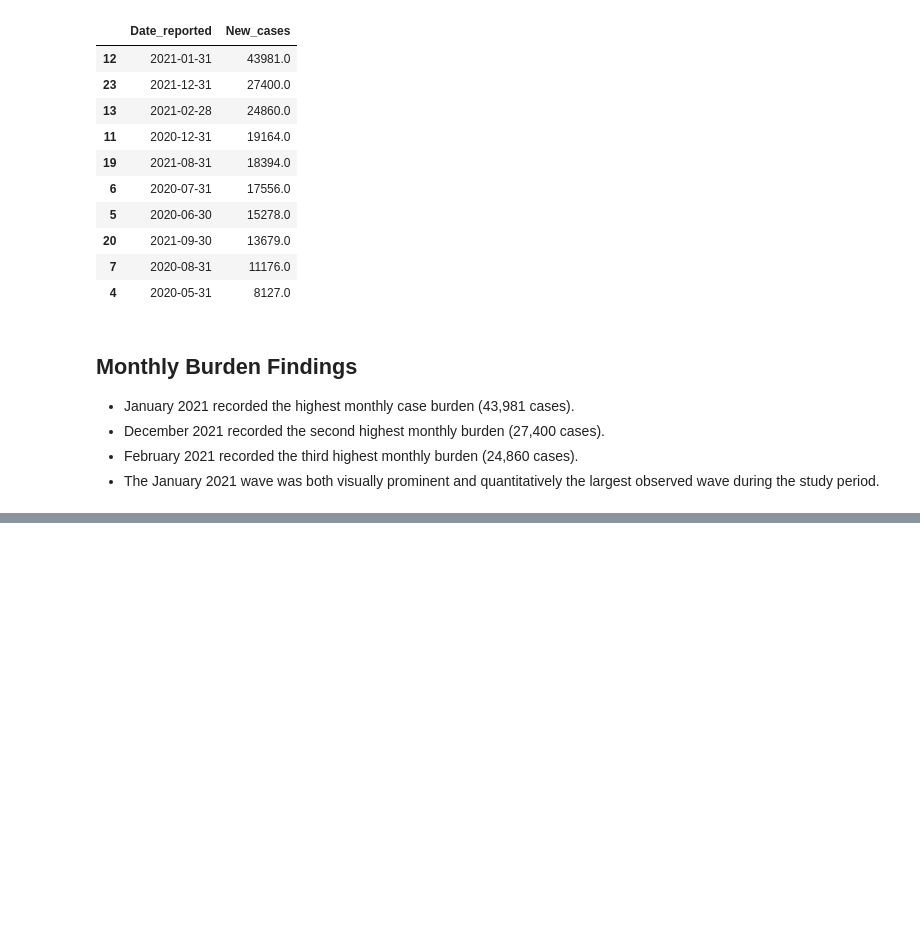
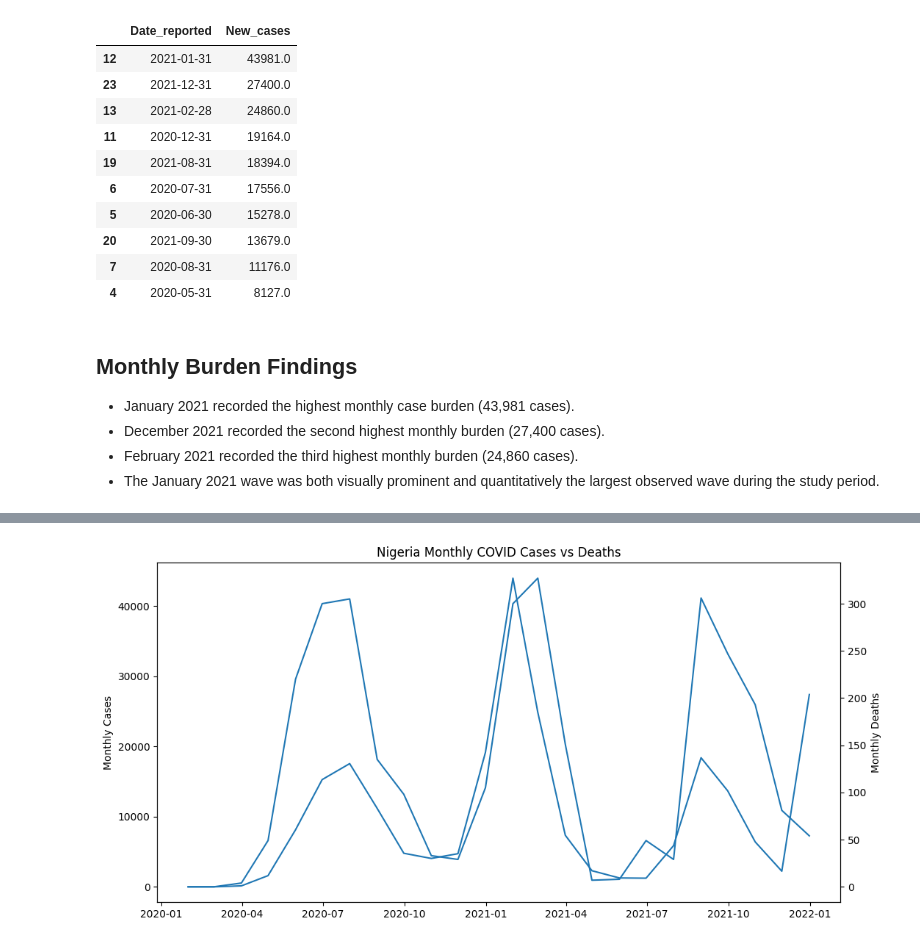
Before and after one commit to augustine-nkwocha/healthcare-analytics-training, a Jupyter notebook: notebooks/week2_epi_curves.ipynb, the cells around one changed output, grey strips where cells are left out. Saved outputs shown, nothing was run; the diff lists cells and outputs as text; code cells hidden in the pictures; blank space fills up the shorter version.

```diff
--- a/notebooks/week2_epi_curves.ipynb
+++ b/notebooks/week2_epi_curves.ipynb
@@ -132,0 +247,30 @@ monthly_cases.sort_values(
+# %%
+fig, ax1 = plt.subplots(figsize=(12,6))
+
+ax1.plot(
+    monthly_compare["Date_reported"],
+    monthly_compare["New_cases"]
+)
+
+ax1.set_ylabel(
+    "Monthly Cases"
+)
+
+ax2 = ax1.twinx()
+
+ax2.plot(
+    monthly_compare["Date_reported"],
+    monthly_compare["New_deaths"]
+)
+
+ax2.set_ylabel(
+    "Monthly Deaths"
+)
+
+plt.title(
+    "Nigeria Monthly COVID Cases vs Deaths"
+)
+
+plt.show()
+# %% [output]
+[figure, added]
```
Also changed, not shown: parts of 16 cells of this notebook.
